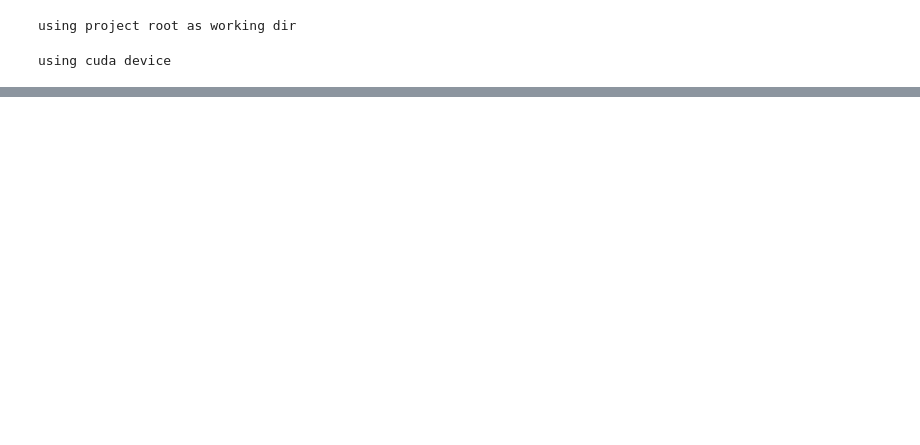
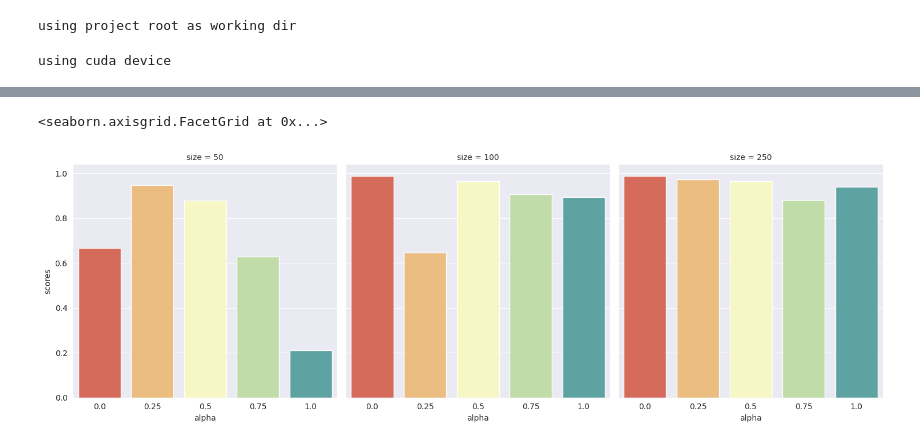
Before and after one commit to HydrofinLoewenherz/embedding-eval-framework, a Jupyter notebook: notebooks/new_main.ipynb, the cells around one changed output, grey strips where cells are left out. Cells and saved outputs as stored; diff of their text form; code cells hidden in the pictures; blank space fills up the shorter version.

```diff
--- a/notebooks/new_main.ipynb
+++ b/notebooks/new_main.ipynb
@@ -101,0 +97,18 @@ result_by_loss
+# %%
+data = pd.DataFrame({
+    "size": [r["args"].epoch_graph_size for r in result],
+    "alpha": [r["args"].epoch_graph_alpha for r in result],
+    "scores": [np.mean(r["res"]["ap"]) for r in result],
+})
+
+sns.catplot(
+    data=data,
+    col="size",
+    x="alpha",
+    y="scores",
+    palette="Spectral",
+    kind = "bar"
+)
+# %% [output]
+<seaborn.axisgrid.FacetGrid at 0x...>
+[figure, added]
```
Also changed, not shown: parts of 7 cells of this notebook, 3 other files.
